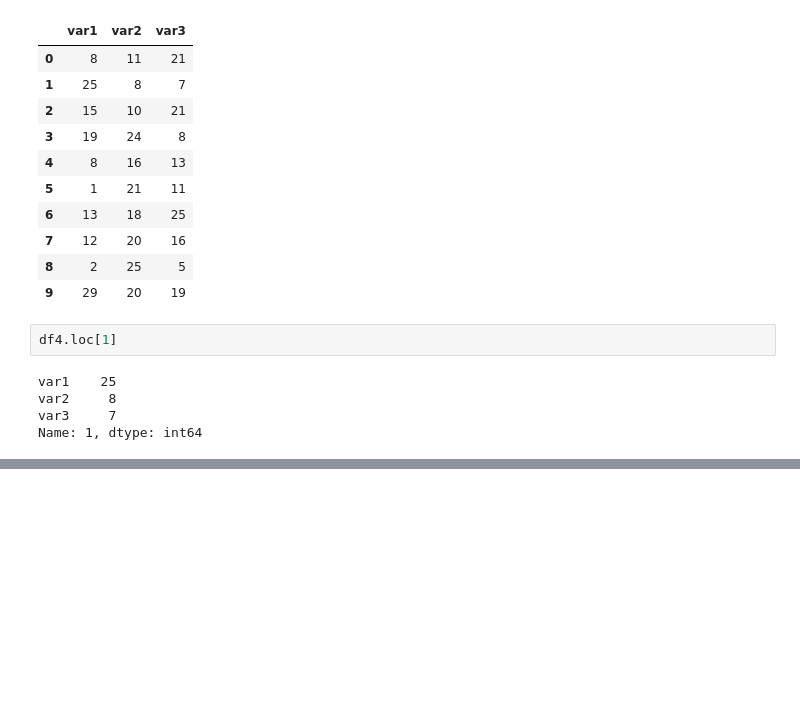
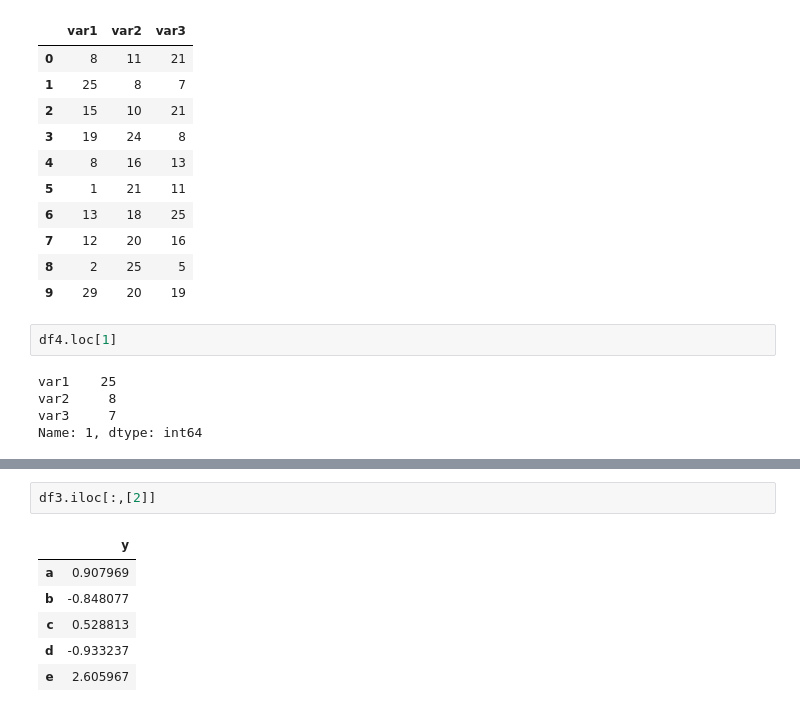
Before and after one commit to mehmetsar/modules_and_packages, a Jupyter notebook: pandas_dataframe_session2.ipynb, the cells around one changed output, grey strips where cells are left out. Drawn from its saved outputs; the diff is of its cells as text; blank space fills up the shorter version.

```diff
--- a/pandas_dataframe_session2.ipynb
+++ b/pandas_dataframe_session2.ipynb
@@ -208,0 +249,9 @@ Name: 1, dtype: int64
+# %%
+df3.iloc[:,[2]]
+# %% [output]
+|  | y |
+| a | 0.907969 |
+| b | -0.848077 |
+| c | 0.528813 |
+| d | -0.933237 |
+| e | 2.605967 |
```
Also changed, not shown: parts of 8 cells of this notebook.
